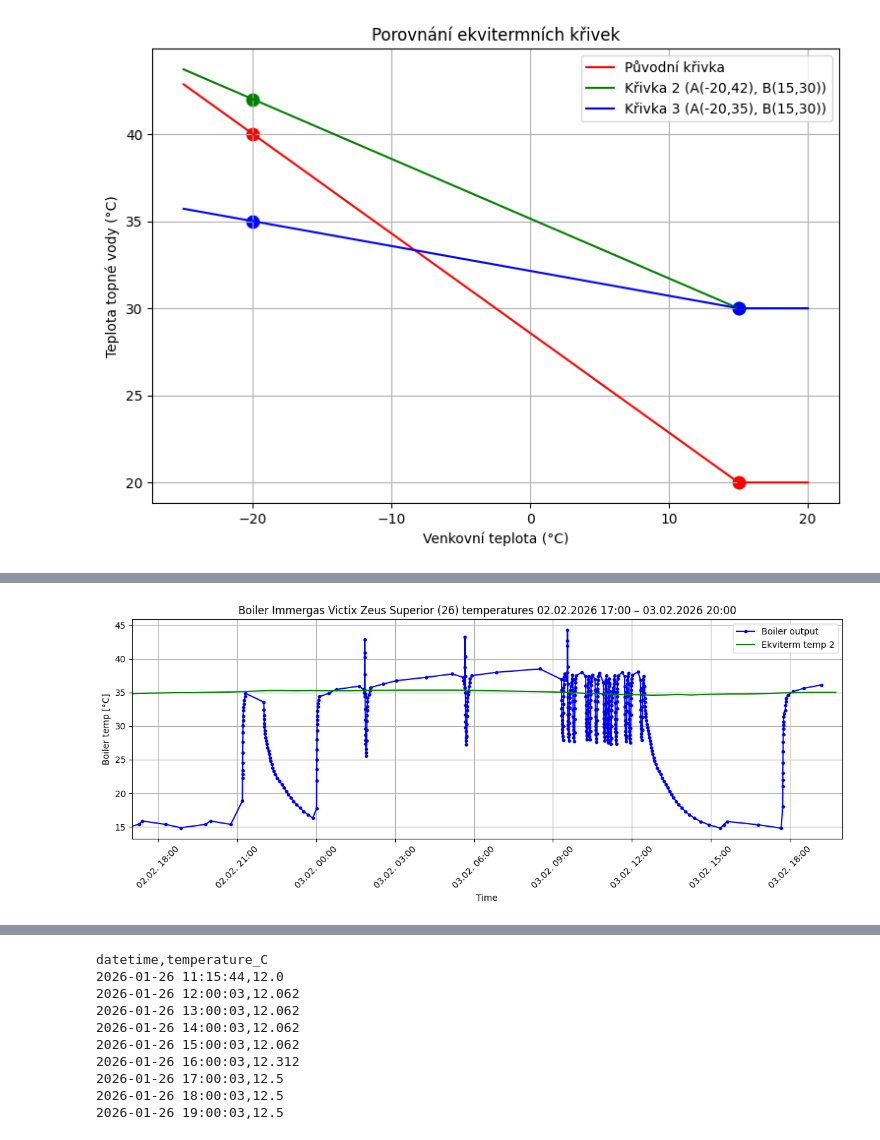
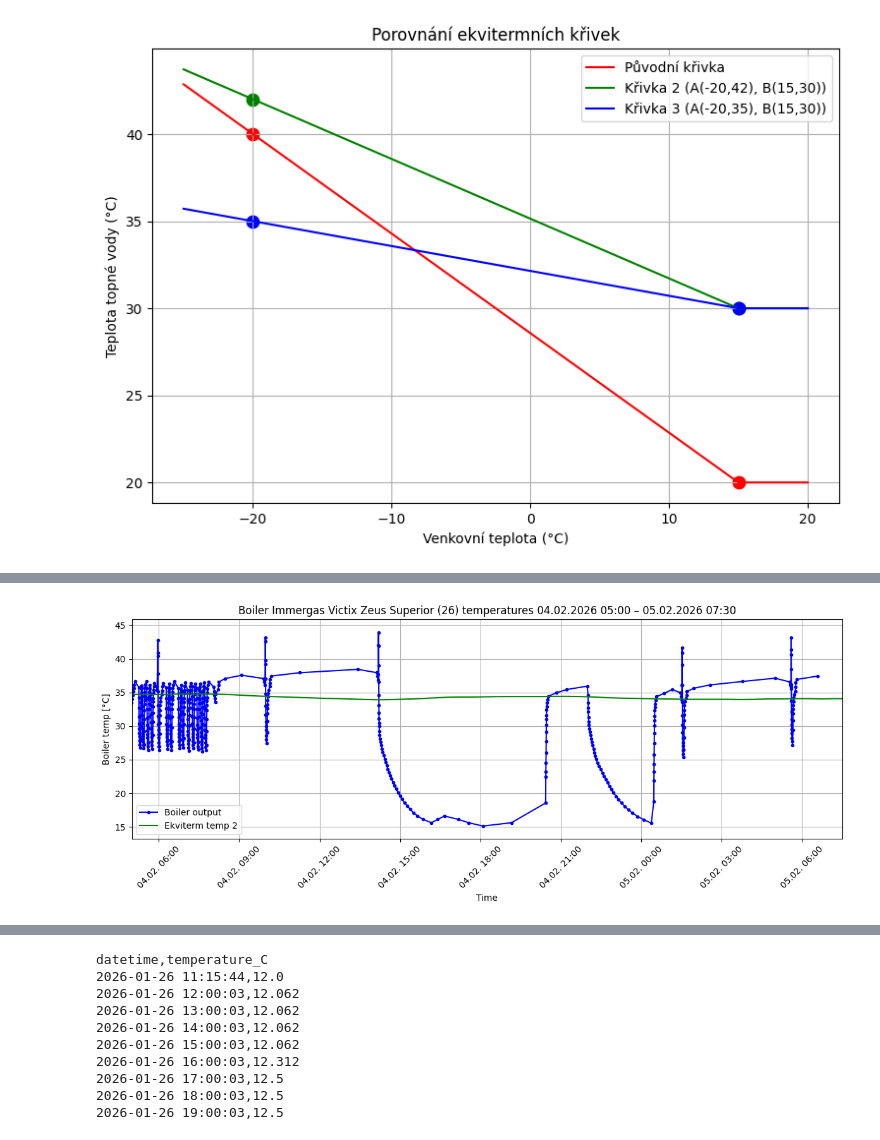
Before and after one commit to MarekCoderslab/Teploty_kotle, a Jupyter notebook: Teplota_kotle.ipynb, the cells around one changed output, grey strips where cells are left out. Cells and saved outputs as stored; diff of their text form; code cells hidden in the pictures.

```diff
--- a/Teplota_kotle.ipynb
+++ b/Teplota_kotle.ipynb
@@ -194,38 +208,38 @@ import matplotlib.dates as mdates
 import pandas as pd
 
 # --- RUČNÍ NASTAVENÍ ČASOVÉHO OKNA ---
-start_time = pd.Timestamp("2026-02-02 17:00:00")
-end_time   = pd.Timestamp("2026-02-03 20:00:00")
+start_time = pd.Timestamp("2026-02-04 5:00:00")
+end_time   = pd.Timestamp("2026-02-05 7:30:00")
 
 plt.figure(figsize=(12,5))
 ax = plt.gca()
 
 # Kotel
 ax.plot(df["Time"], df["Value"], marker=".", color="blue", label="Boiler output")
 
 # Netatmo – původní křivka
 # ax.plot(df_netatmo["time_local"], df_netatmo["Boiler_water"], color="red", label="Ekviterm temp")
 
 # Netatmo – nová křivka (Boiler_water_2)
 ax.plot(df_netatmo["time_local"], df_netatmo["Boiler_water_2"], color="green", label="Ekviterm temp 2")
 
 # --- APLIKACE ČASOVÉHO OKNA NA GRAF ---
 ax.set_xlim(start_time, end_time)
 
 # Formát osy X
 ax.xaxis.set_major_formatter(mdates.DateFormatter('%d.%m. %H:%M'))
 plt.xticks(rotation=45)
 
 plt.title(f"Boiler Immergas Victix Zeus Superior (26) temperatures {start_time:%d.%m.%Y %H:%M} – {end_time:%d.%m.%Y %H:%M}")
 
 ax.set_xlabel("Time")
 ax.set_ylabel("Boiler temp [°C]")
 plt.grid(True)
 plt.legend()
 plt.tight_layout()
 plt.show()
 # %% [output]
-[figure, old version]
+[figure, new version]
 # %%
 import pandas as pd
 import matplotlib.pyplot as plt
```
Also changed, not shown: parts of 8 cells of this notebook, 5 other files.
